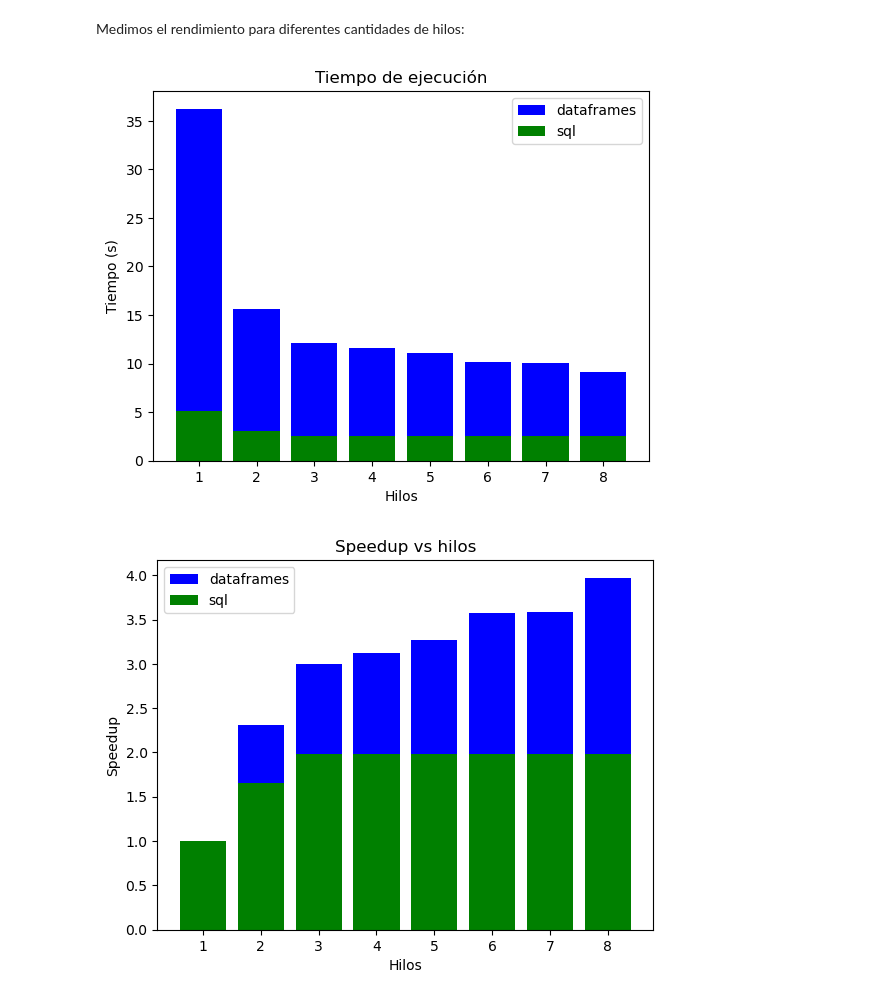
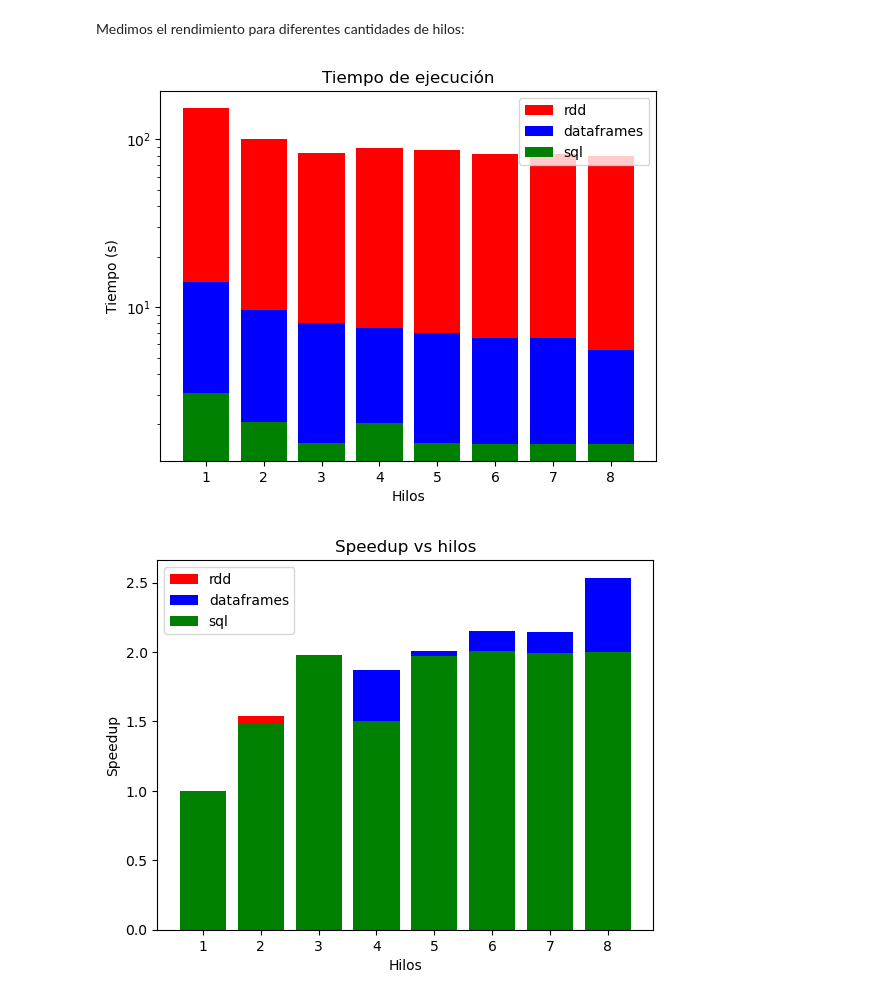
Before and after one commit to carlos-salinas/cap2026-yellowtrips, a Jupyter notebook: velocidad_media.ipynb, the cells around one changed output. Drawn from its saved outputs; the diff is of its cells as text; code cells hidden in the pictures.

Commit message:
velocidad media rdd

```diff
--- a/velocidad_media.ipynb
+++ b/velocidad_media.ipynb
@@ -170,0 +188,2 @@ df.toPandas()
+# %%
+df_orig = spark.read.format("parquet").option("inferSchema", "true").option("timestampFormat", "yyyy-MM-dd HH:mm:ss").option("header", "true").option("mode", "DROPMALFORMED").load("data")
@@ -170,0 +232,13 @@ df.toPandas()
+# %%
+import matplotlib as mpl
+import matplotlib.pyplot as plt
+x = [x[0] for x in result]
+y = [x[1] for x in result]
+
+plt.bar(x, y)
+plt.plot()
+
+plt.xlabel("Hora")
+plt.ylabel("Velocidad media (km/h)")
+plt.title("Velocidad media por hora")
+plt.show()
@@ -176,6 +252,7 @@ Definimos cada una de las implementaciones a analizar como funciones parametriza
 from pyspark.sql import SparkSession
 from pyspark import SparkContext, SparkConf
 from pyspark.sql import functions as F
+import pandas as pd
 
 spark.stop()
 
@@ -213,13 +290,36 @@ def sql(cores):
     res = df.toPandas()
     spark.stop()
     return res
+
+def rdd(cores):
+    spark = setup(cores)
+    df_orig = read(spark)
+    rdd_orig = df_orig.rdd
+    rdd = rdd_orig.map(lambda x:
+                        (x.trip_distance * 1.60934,
+                        (x.tpep_dropoff_datetime.timestamp() - x.tpep_pickup_datetime.timestamp()) / 3600,
+                        x.tpep_pickup_datetime.hour))
+
+    rdd_clean = rdd.filter(lambda x: x[1] != 0)
+    rdd = rdd_clean.map(lambda x: (
+        x[2],
+        (x[0]/x[1],1)
+    ))
+    rdd_reduced = rdd.reduceByKey(lambda x,y: (x[0] + y[0], x[1] + y[1]))
+    rdd_avg = rdd_reduced.map(lambda x: (
+            x[0],
+            x[1][0]/x[1][1]
+        ))
+    result = rdd_avg.sortByKey().collect()
+    spark.stop()
+    return pd.DataFrame(result,columns=["hours", "avg_speed"])
 # %% [markdown]
 Medimos el rendimiento para diferentes cantidades de hilos:
 # %%
 import time
 
 y = []
-for func in (data_frames, sql):
+for func in (rdd,data_frames,sql):
     res = []
     for i in range(1, 9):
         t1 = time.time()
@@ -231,28 +331,30 @@ x = list(range(1, 9))
 # %%
 import matplotlib as mpl
 import matplotlib.pyplot as plt
 
-bars = [("dataframes", "b"), ("sql", "g")]
+bars = [("rdd","r"), ("dataframes", "b"), ("sql", "g"),]
 
 for i, (label, color) in enumerate(bars):
     plt.bar(x, y[i], label=label, color=color)
 plt.plot()
 
+plt.yscale('log') # Escala logarítmica
 plt.xlabel("Hilos")
 plt.ylabel("Tiempo (s)")
 plt.title("Tiempo de ejecución")
 plt.legend()
 plt.show()
 
 for i, (label, color) in enumerate(bars):
     plt.bar(x, [y[i][0]/t for t in y[i]], label=label, color=color)
 plt.plot()
 
+plt.yscale('linear')
 plt.xlabel("Hilos")
 plt.ylabel("Speedup")
 plt.title("Speedup vs hilos")
 plt.legend()
 plt.show()
 # %% [output]
-[figure, old version]
+[figure, new version]
-[figure, old version]
+[figure, new version]
```
Also changed, not shown: parts of 4 cells of this notebook.
